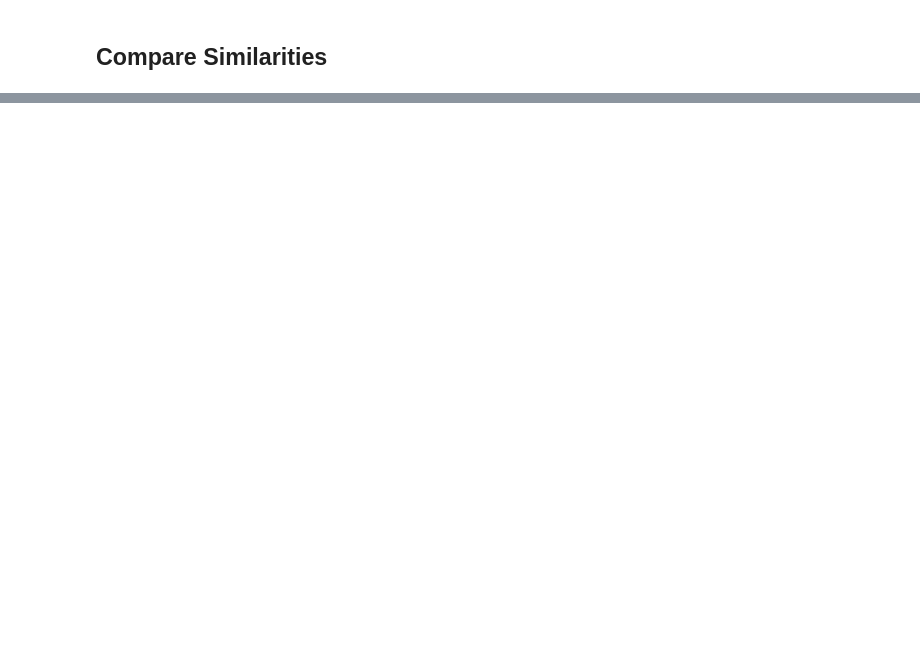
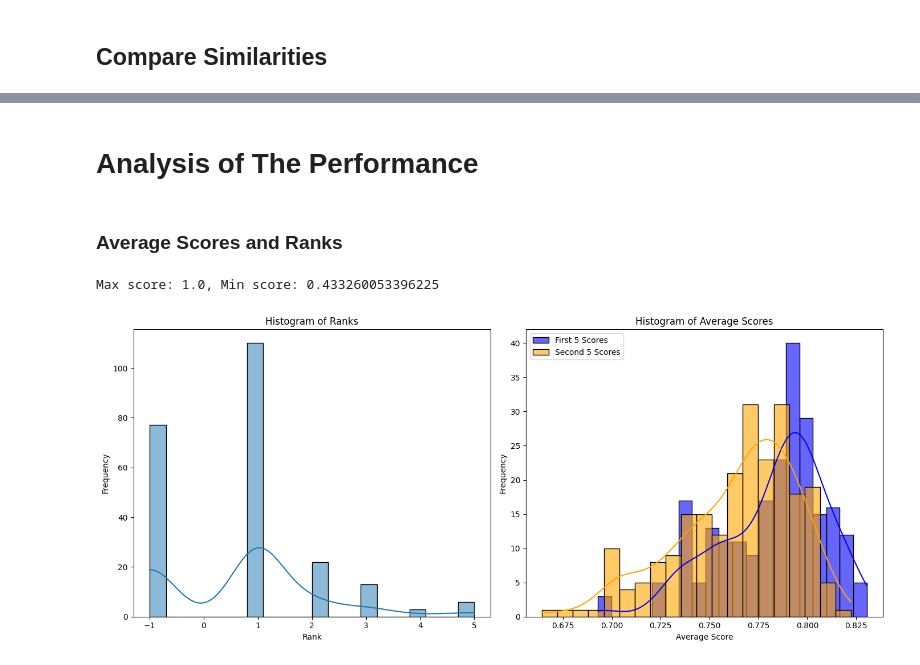
Before and after one commit to mtilerisoy/ML-based-Image-Matching, a Jupyter notebook: scripts/analysis.ipynb, the cells around one changed output, grey strips where cells are left out. Cells and saved outputs as stored; diff of their text form; code cells hidden in the pictures; blank space fills up the shorter version.

Commit message:
implement similarity score analysis

```diff
--- a/scripts/analysis.ipynb
+++ b/scripts/analysis.ipynb
@@ -476,0 +511,69 @@ KeyboardInterrupt:
+# %%
+# save the results
+with open(os.path.join(data_dir, f"{dataset}_results_{convert_mode}.pkl"), 'wb') as f:
+    pickle.dump(all_scores, f)
+with open(os.path.join(data_dir, f"{dataset}_ranks_{convert_mode}.pkl"), 'wb') as f:
+    pickle.dump(all_ranks, f)
+# %% [markdown]
+# Analysis of The Performance
+# %% [markdown]
+### Average Scores and Ranks
+# %%
+# # Load the design database embeddings and labels
+# with open(os.path.join(data_dir, f"{dataset}_results_{convert_mode}.pkl"), 'rb') as f:
+#     all_scores = pickle.load(f)
+# with open(os.path.join(data_dir, f"{dataset}_ranks_{convert_mode}.pkl"), 'rb') as f:
+#     all_ranks = pickle.load(f)
+
+# Convert each tensor in all_scores to a numpy array and remove the extra dimension
+all_scores = [scores.cpu().numpy().reshape(-1) for scores in all_scores]
+
+print(f"Max score: {np.max(all_scores)}, Min score: {np.min(all_scores)}")
+
+# Check for NaN values and replace them with 0
+all_scores = [np.nan_to_num(scores, nan=0.0) for scores in all_scores]
+
+# Ensure there are at least 10 scores in each entry before calculating averages
+valid_scores = [scores for scores in all_scores if len(scores) >= 10]
+
+# Filter out scores above 0.99
+filtered_scores = [scores[scores <= 0.99] for scores in valid_scores]
+
+# Calculate average scores for the first 5 and second 5 scores for each entry
+avg_first_5_scores = [np.mean(scores[:5]) for scores in filtered_scores if len(scores) >= 5]
+avg_second_5_scores = [np.mean(scores[5:10]) for scores in filtered_scores if len(scores) >= 10]
+
+# Convert ranks to numpy array for easier calculations
+all_ranks = np.array(all_ranks)
+
+# Plot histograms
+plt.figure(figsize=(14, 6))
+
+plt.subplot(1, 2, 1)
+sns.histplot(all_ranks, bins=20, kde=True)
+plt.title('Histogram of Ranks')
+plt.xlabel('Rank')
+plt.ylabel('Frequency')
+
+plt.subplot(1, 2, 2)
+sns.histplot(avg_first_5_scores, bins=20, kde=True, label='First 5 Scores', color='blue', alpha=0.6)
+sns.histplot(avg_second_5_scores, bins=20, kde=True, label='Second 5 Scores', color='orange', alpha=0.6)
+plt.title('Histogram of Average Scores')
+plt.xlabel('Average Score')
+plt.ylabel('Frequency')
+plt.legend()
+
+plt.tight_layout()
+plt.show()
+
+# Print basic statistics for average scores
+mean_first_5 = np.mean(avg_first_5_scores)
+median_first_5 = np.median(avg_first_5_scores)
+std_first_5 = np.std(avg_first_5_scores)
+
+mean_second_5 = np.mean(avg_second_5_scores)
+median_second_5 = np.median(avg_second_5_scores)
+std_second_5 = np.std(avg_second_5_scores)
+# %% [output]
+Max score: 1.0, Min score: 0.433260053396225
+[figure, added]
```
Also changed, not shown: parts of 7 cells of this notebook.
